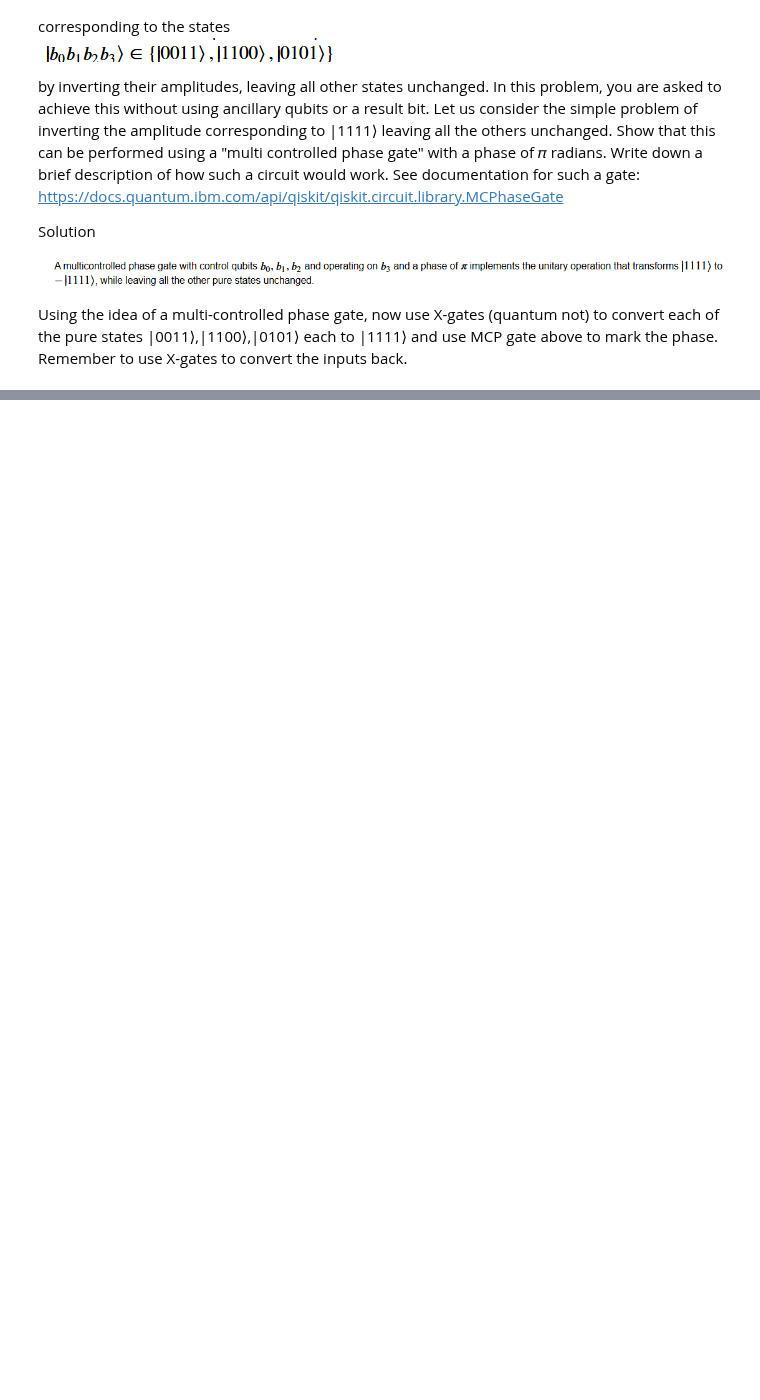
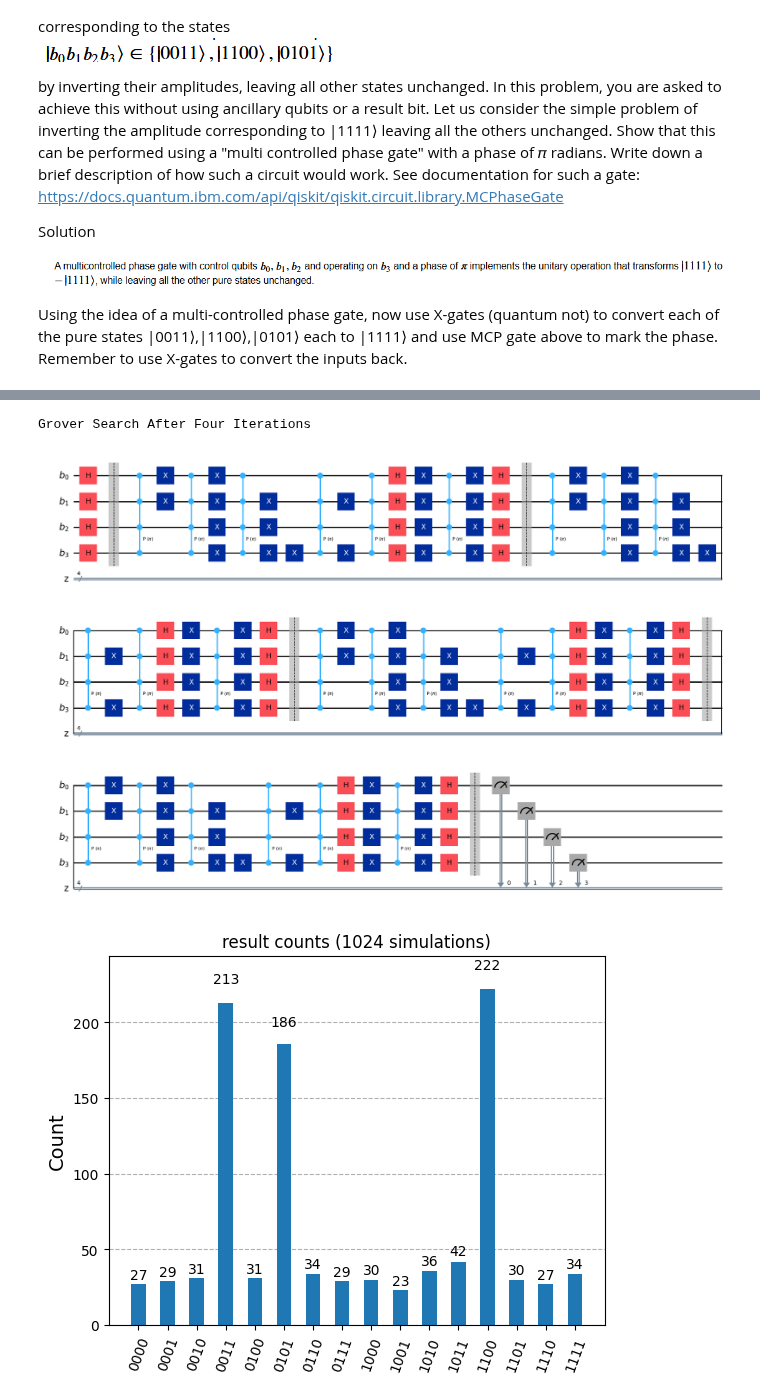
Before and after one commit to hrm123/pythondemo, a Jupyter notebook: notebooks/quantum_algorithms/Assignment2.ipynb, the cells around one changed output, grey strips where cells are left out. Cells and saved outputs as stored; diff of their text form; code cells hidden in the pictures; blank space fills up the shorter version.

```diff
--- a/notebooks/quantum_algorithms/Assignment2.ipynb
+++ b/notebooks/quantum_algorithms/Assignment2.ipynb
@@ -364,0 +554,63 @@ qc.draw('mpl', style='iqp')
+# %%
+# Let's run Grover's algorithm
+# let's now implement Grover's search to find a value
+import numpy as np
+from qiskit import QuantumCircuit, QuantumRegister, ClassicalRegister
+from qiskit_aer import Aer
+from qiskit import transpile
+
+def Uf(qc, b):
+    mark_pure_states(qc, b[0], b[1], b[2], b[3])
+
+def apply_reflection_about_uniform_state(qc, input_registers):
+    # qc is a previously created quantum circuit
+    # input_registers are the registers that measure the input
+    # n is the number of input qubits
+    #
+    # 1. Apply Hadamard on each of the input registers.
+    # 2. Invert all the qubits
+    for i in input_registers:
+        qc.h(i)
+        qc.x(i)
+    n = len(input_registers)
+    # 3. apply a multi controlled Z gate
+    qc.mcp(np.pi, input_registers[0:n-1], input_registers[n-1])
+    for i in input_registers:
+        qc.x(i) # invert back
+        qc.h(i) # apply Hadamard back
+
+def Grover_diffuse(qc, inputs):
+    Uf(qc, inputs)
+    apply_reflection_about_uniform_state(qc, inputs)
+    qc.barrier()
+
+def create_quantum_circuit_for_grover(n_iters):
+    inputs = QuantumRegister(4, 'b')
+    cbit = ClassicalRegister(4, 'z')
+    qc = QuantumCircuit(inputs,  cbit)
+    for i in inputs:
+        qc.h(i) # apply hadamard
+    qc.barrier()
+    for i in range(n_iters):
+        Grover_diffuse(qc, inputs)
+    qc.measure(inputs, cbit)
+    return qc
+
+qc2 = create_quantum_circuit_for_grover(4)
+print('Grover Search After Four Iterations')
+
+display(qc2.draw('mpl', style='iqp'))
+from qiskit.visualization import plot_histogram
+# lets test after one iteration
+simulator = Aer.get_backend('aer_simulator')
+circ = transpile(qc2, simulator)
+
+# Run and get counts
+result = simulator.run(qc2).result()
+counts = result.get_counts(circ)
+display(plot_histogram(counts, title='result counts (1024 simulations)'))
+assert (counts['0011'] + counts['0101'] + counts['1100']) >= 500, "The marked states should account for more than 50% of the counts. Are you implementing the Marking circuit correctly?"
+# %% [output]
+Grover Search After Four Iterations
+[figure, added]
+[figure, added]
```
Also changed, not shown: parts of 7 cells of this notebook, 1 other file.
